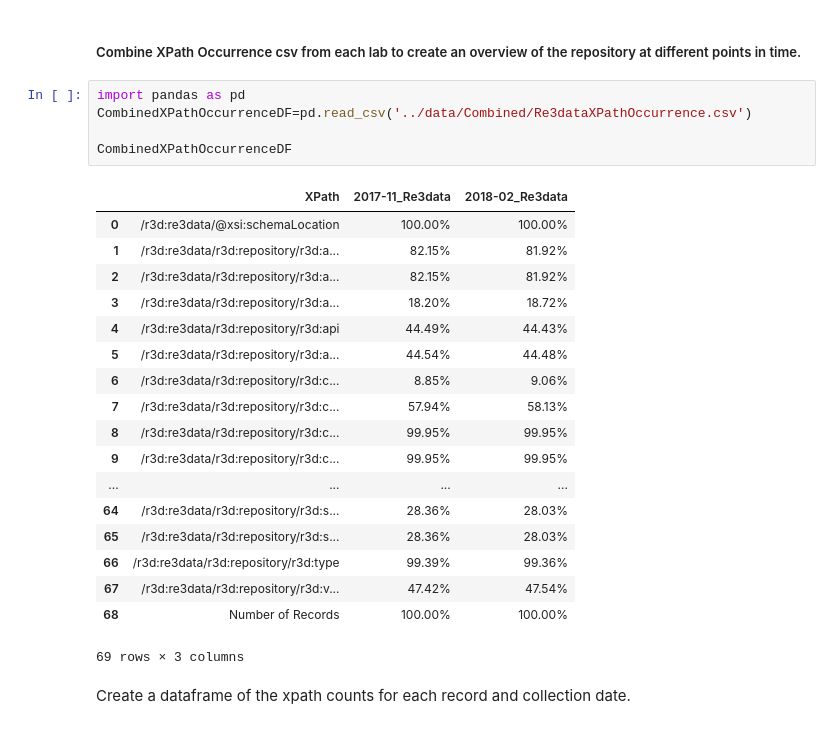
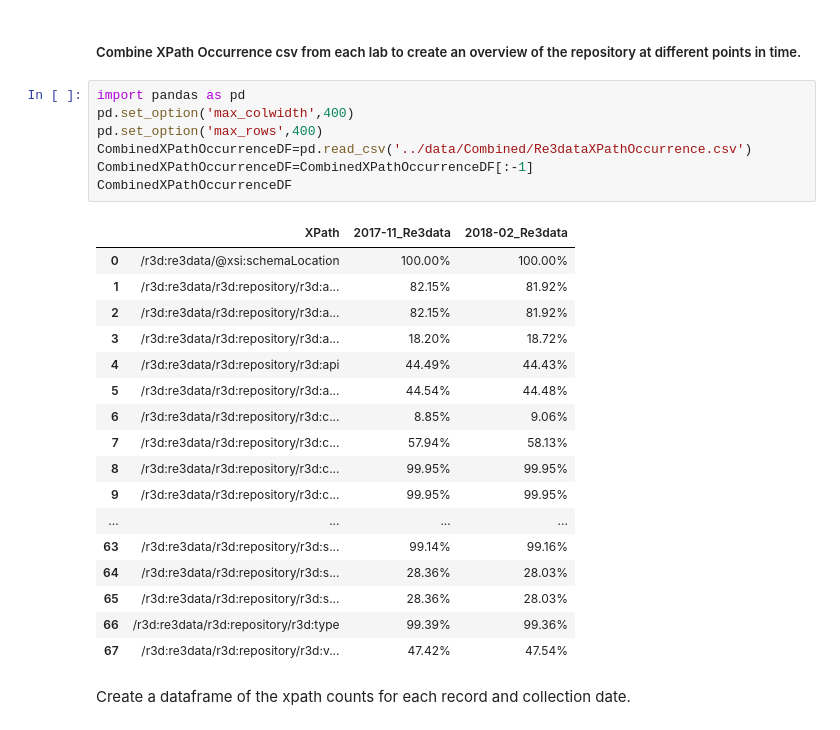
Before and after one commit to scgordon/MetadataEvaluation, a Jupyter notebook: notebook/Re3data_Exploration.ipynb, the cells around one changed output. Cells and saved outputs as stored; diff of their text form.

```diff
--- a/notebook/Re3data_Exploration.ipynb
+++ b/notebook/Re3data_Exploration.ipynb
@@ -11,28 +11,29 @@
 ##### Combine XPath Occurrence csv from each lab to create an overview of the repository at different points in time.
 # %%
 import pandas as pd
+pd.set_option('max_colwidth',400)
+pd.set_option('max_rows',400)
 CombinedXPathOccurrenceDF=pd.read_csv('../data/Combined/Re3dataXPathOccurrence.csv')
-
+CombinedXPathOccurrenceDF=CombinedXPathOccurrenceDF[:-1]
 CombinedXPathOccurrenceDF
 # %% [output]
 |  | XPath | 2017-11_Re3data | 2018-02_Re3data |
 | 0 | /r3d:re3data/@xsi:schemaLocation | 100.00% | 100.00% |
 | 1 | /r3d:re3data/r3d:repository/r3d:a... | 82.15% | 81.92% |
 | 2 | /r3d:re3data/r3d:repository/r3d:a... | 82.15% | 81.92% |
 | 3 | /r3d:re3data/r3d:repository/r3d:a... | 18.20% | 18.72% |
 | 4 | /r3d:re3data/r3d:repository/r3d:api | 44.49% | 44.43% |
 | 5 | /r3d:re3data/r3d:repository/r3d:a... | 44.54% | 44.48% |
 | 6 | /r3d:re3data/r3d:repository/r3d:c... | 8.85% | 9.06% |
 | 7 | /r3d:re3data/r3d:repository/r3d:c... | 57.94% | 58.13% |
 | 8 | /r3d:re3data/r3d:repository/r3d:c... | 99.95% | 99.95% |
 | 9 | /r3d:re3data/r3d:repository/r3d:c... | 99.95% | 99.95% |
 | ... | ... | ... | ... |
+| 63 | /r3d:re3data/r3d:repository/r3d:s... | 99.14% | 99.16% |
 | 64 | /r3d:re3data/r3d:repository/r3d:s... | 28.36% | 28.03% |
 | 65 | /r3d:re3data/r3d:repository/r3d:s... | 28.36% | 28.03% |
 | 66 | /r3d:re3data/r3d:repository/r3d:type | 99.39% | 99.36% |
 | 67 | /r3d:re3data/r3d:repository/r3d:v... | 47.42% | 47.54% |
-| 68 | Number of Records | 100.00% | 100.00% |
-69 rows × 3 columns
 # %% [markdown]
 Create a dataframe of the xpath counts for each record and collection date.
 # %%
```
Also changed, not shown: parts of 8 cells of this notebook.
